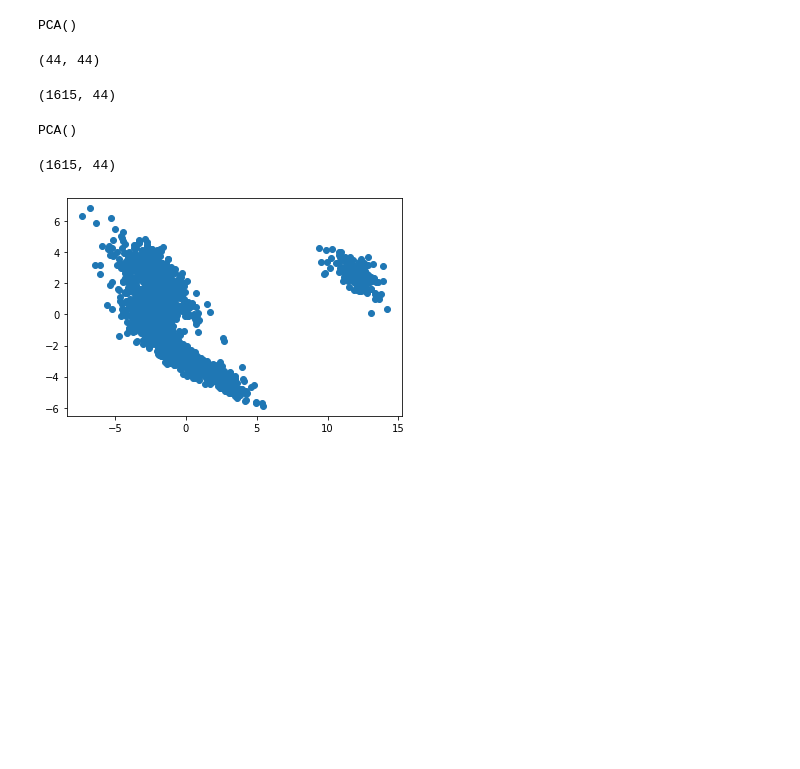
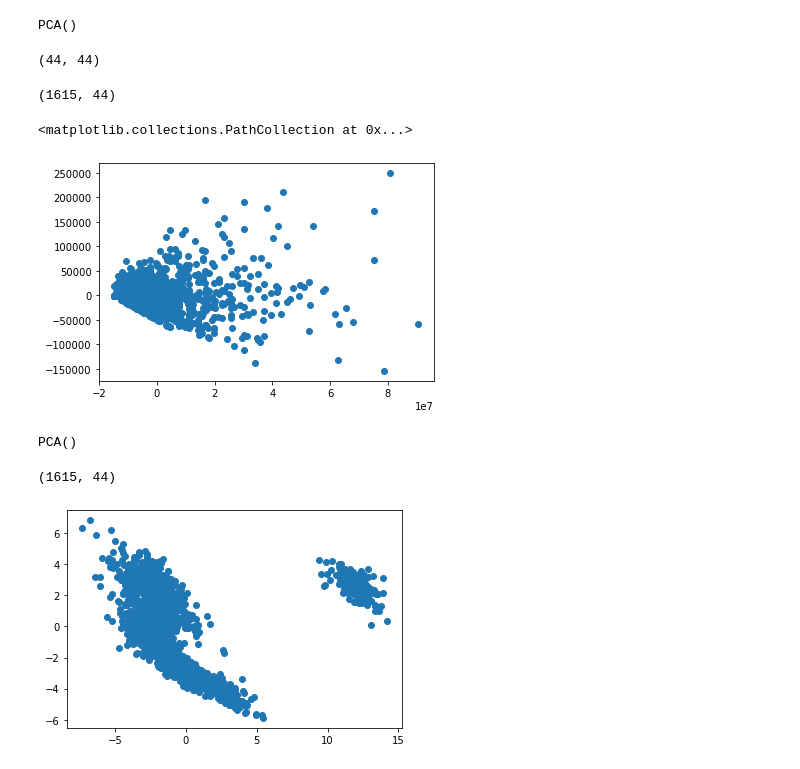
Before and after one commit to robertomanzanolopez/master-kschool, a Jupyter notebook: 09_Aprendizaje_no_supervisado_con_python/03-unsupervised_ml.empty.ipynb, the cells around one changed output. Cells and saved outputs as stored; diff of their text form; code cells hidden in the pictures; blank space fills up the shorter version.

```diff
--- a/09_Aprendizaje_no_supervisado_con_python/03-unsupervised_ml.empty.ipynb
+++ b/09_Aprendizaje_no_supervisado_con_python/03-unsupervised_ml.empty.ipynb
@@ -458,7 +479,10 @@ pca.transform(numeric).shape#las 44 columnas que salen, ya no son las originales
 # %%
 transformed = pca.transform(numeric)
 
-plt.scatter(transformed[:,0], transformed[:,1], c=)
+plt.scatter(transformed[:,0], transformed[:,1])
+# %% [output]
+<matplotlib.collections.PathCollection at 0x...>
+[figure, added]
 # %%
 #DEBERIAMOS HABER STANDARIZADO....
 from sklearn.decomposition import PCA
```
Also changed, not shown: parts of 15 cells of this notebook.
